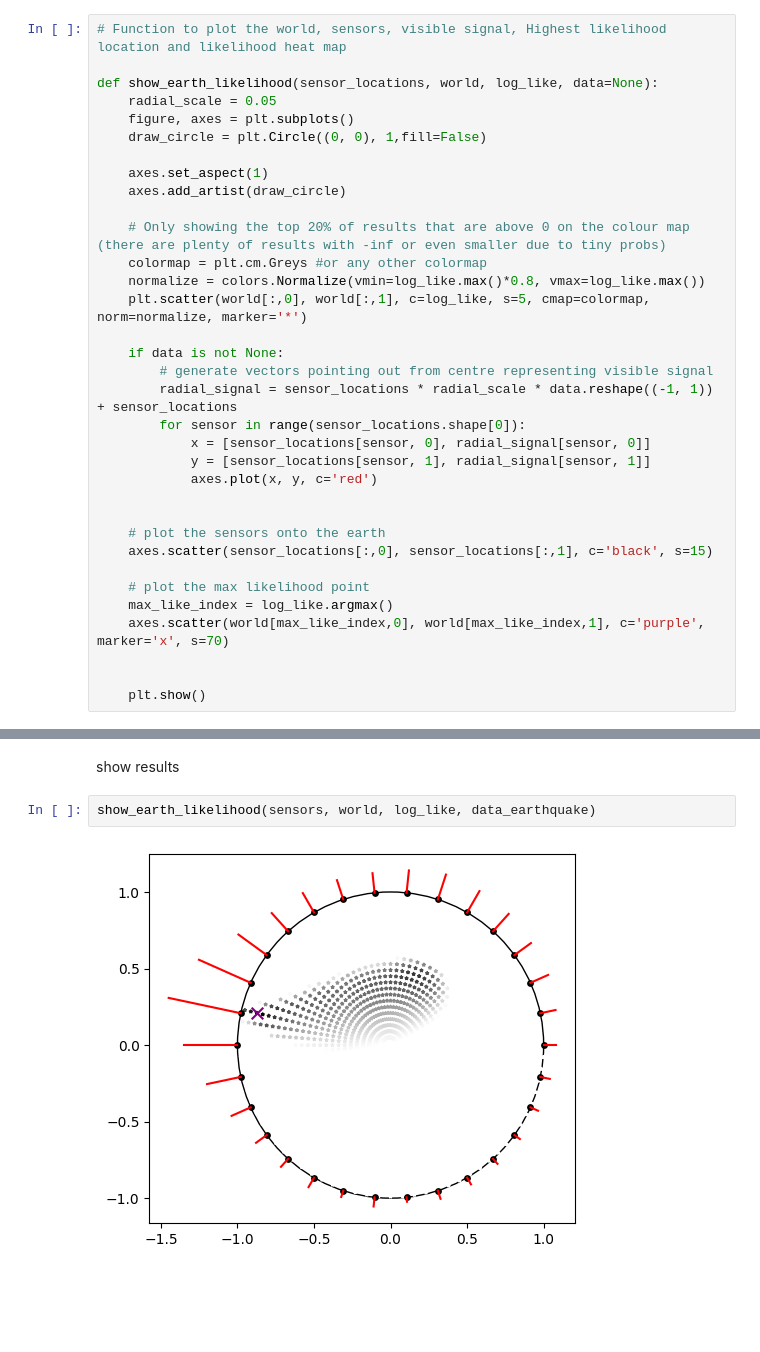
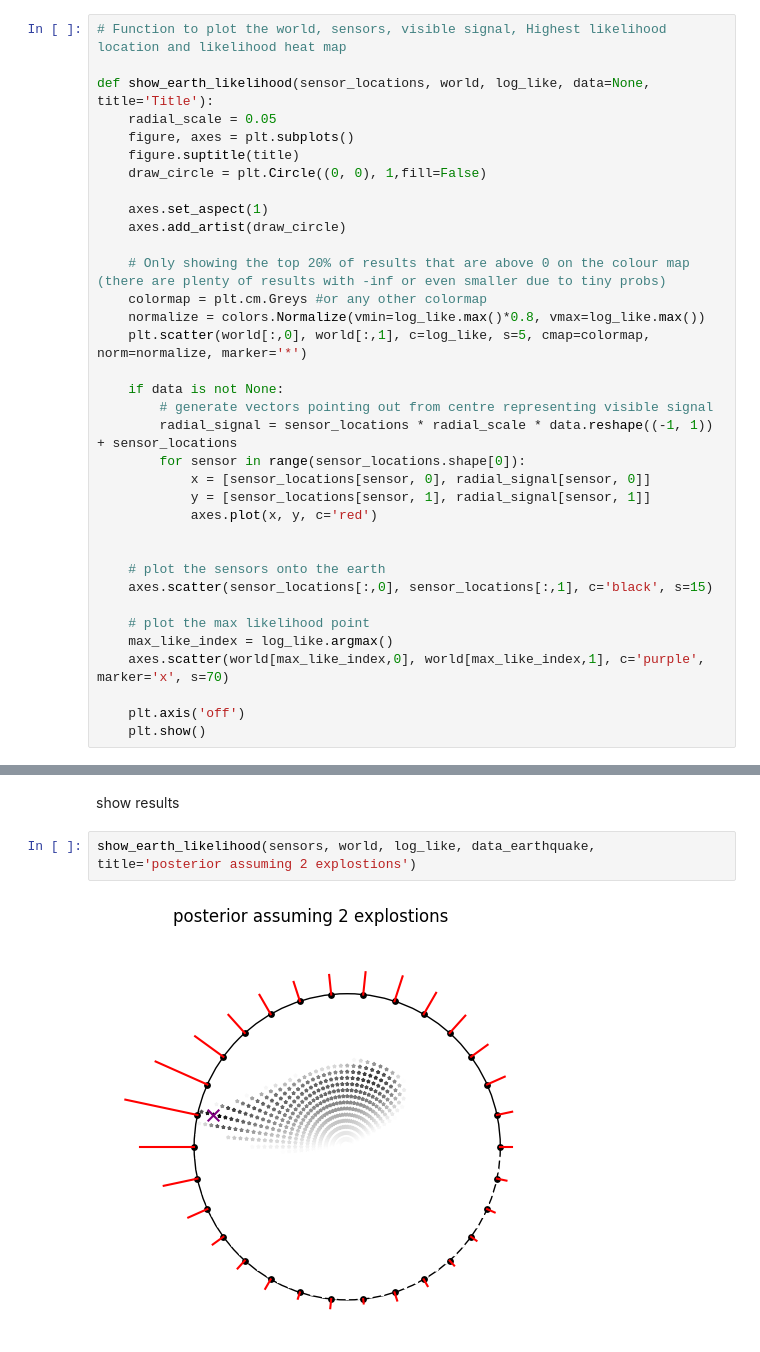
Before and after one commit to fclarke1/graphical-models-comp0080, a Jupyter notebook: 1.1_earthquake.ipynb, the cells around one changed output, grey strips where cells are left out. Cells and saved outputs as stored; diff of their text form; blank space fills up the shorter version.

Commit message:
removed axis on figure

```diff
--- a/1.1_earthquake.ipynb
+++ b/1.1_earthquake.ipynb
@@ -93,9 +93,10 @@ def calculate_likelihood(world, sensors, sensor_data, sensor_sd):
 # %%
 # Function to plot the world, sensors, visible signal, Highest likelihood location and likelihood heat map
 
-def show_earth_likelihood(sensor_locations, world, log_like, data=None):
+def show_earth_likelihood(sensor_locations, world, log_like, data=None, title='Title'):
     radial_scale = 0.05
     figure, axes = plt.subplots()
+    figure.suptitle(title)
     draw_circle = plt.Circle((0, 0), 1,fill=False)
 
     axes.set_aspect(1)
@@ -122,7 +123,7 @@ def show_earth_likelihood(sensor_locations, world, log_like, data=None):
     max_like_index = log_like.argmax()
     axes.scatter(world[max_like_index,0], world[max_like_index,1], c='purple', marker='x', s=70)
 
-
+    plt.axis('off')
     plt.show()
 # %% [markdown]
 Setup world and sensors coordinates and calculate likelihood
@@ -132,6 +133,6 @@ log_like = calculate_likelihood(world, sensors, data_earthquake, sensor_sd=0.2)
 # %% [markdown]
 show results
 # %%
-show_earth_likelihood(sensors, world, log_like, data_earthquake)
+show_earth_likelihood(sensors, world, log_like, data_earthquake, title='posterior assuming 2 explostions')
 # %% [output]
-[figure, old version]
+[figure, new version]
```
